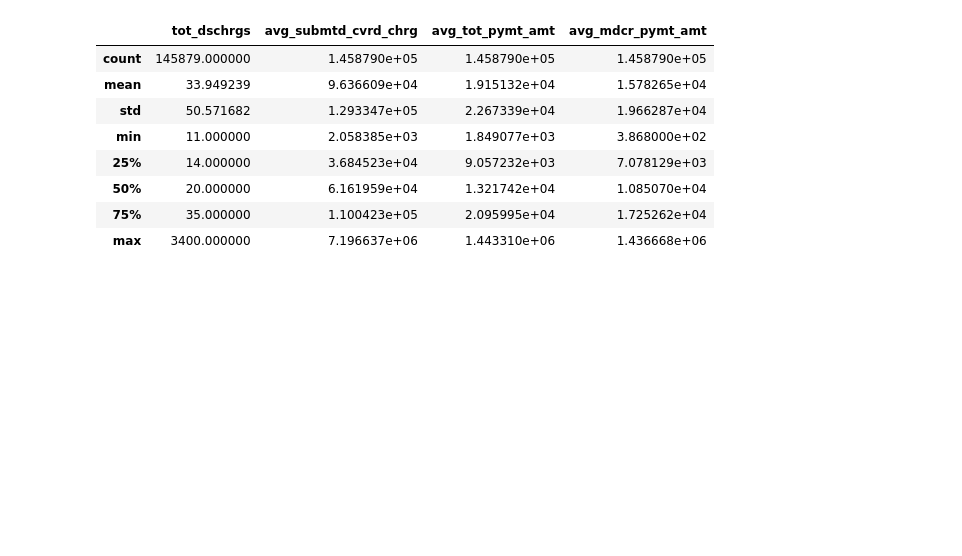
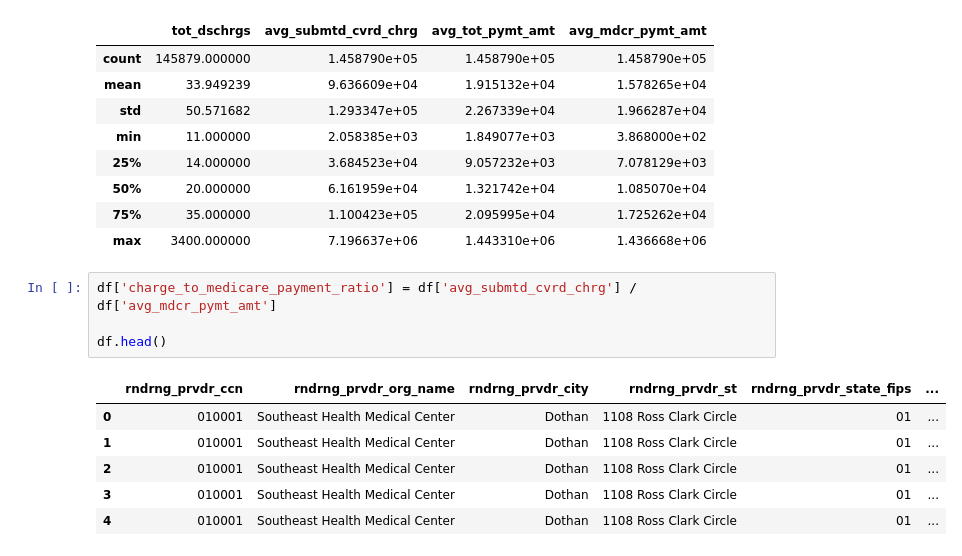
Before and after one commit to gurbaj8226/Hospital-Charge-vs-Medicare-Reimbursement-Analysis, a Jupyter notebook: notebooks/01_Data_Cleaning_and_Preparation.ipynb, the cells around one changed output. Drawn from its saved outputs; the diff is of its cells as text; blank space fills up the shorter version.

```diff
--- a/notebooks/01_Data_Cleaning_and_Preparation.ipynb
+++ b/notebooks/01_Data_Cleaning_and_Preparation.ipynb
@@ -94,3 +96,14 @@ df[['tot_dschrgs',
 | 50% | 20.000000 | 6.161959e+04 | 1.321742e+04 | 1.085070e+04 |
 | 75% | 35.000000 | 1.100423e+05 | 2.095995e+04 | 1.725262e+04 |
 | max | 3400.000000 | 7.196637e+06 | 1.443310e+06 | 1.436668e+06 |
+# %%
+df['charge_to_medicare_payment_ratio'] = df['avg_submtd_cvrd_chrg'] / df['avg_mdcr_pymt_amt']
+
+df.head()
+# %% [output]
+|  | rndrng_prvdr_ccn | rndrng_prvdr_org_name | rndrng_prvdr_city | rndrng_prvdr_st | rndrng_prvdr_state_fips | ... |
+| 0 | 010001 | Southeast Health Medical Center | Dothan | 1108 Ross Clark Circle | 01 | ... |
+| 1 | 010001 | Southeast Health Medical Center | Dothan | 1108 Ross Clark Circle | 01 | ... |
+| 2 | 010001 | Southeast Health Medical Center | Dothan | 1108 Ross Clark Circle | 01 | ... |
+| 3 | 010001 | Southeast Health Medical Center | Dothan | 1108 Ross Clark Circle | 01 | ... |
+| 4 | 010001 | Southeast Health Medical Center | Dothan | 1108 Ross Clark Circle | 01 | ... |
```
Also changed, not shown: parts of 11 cells of this notebook.
